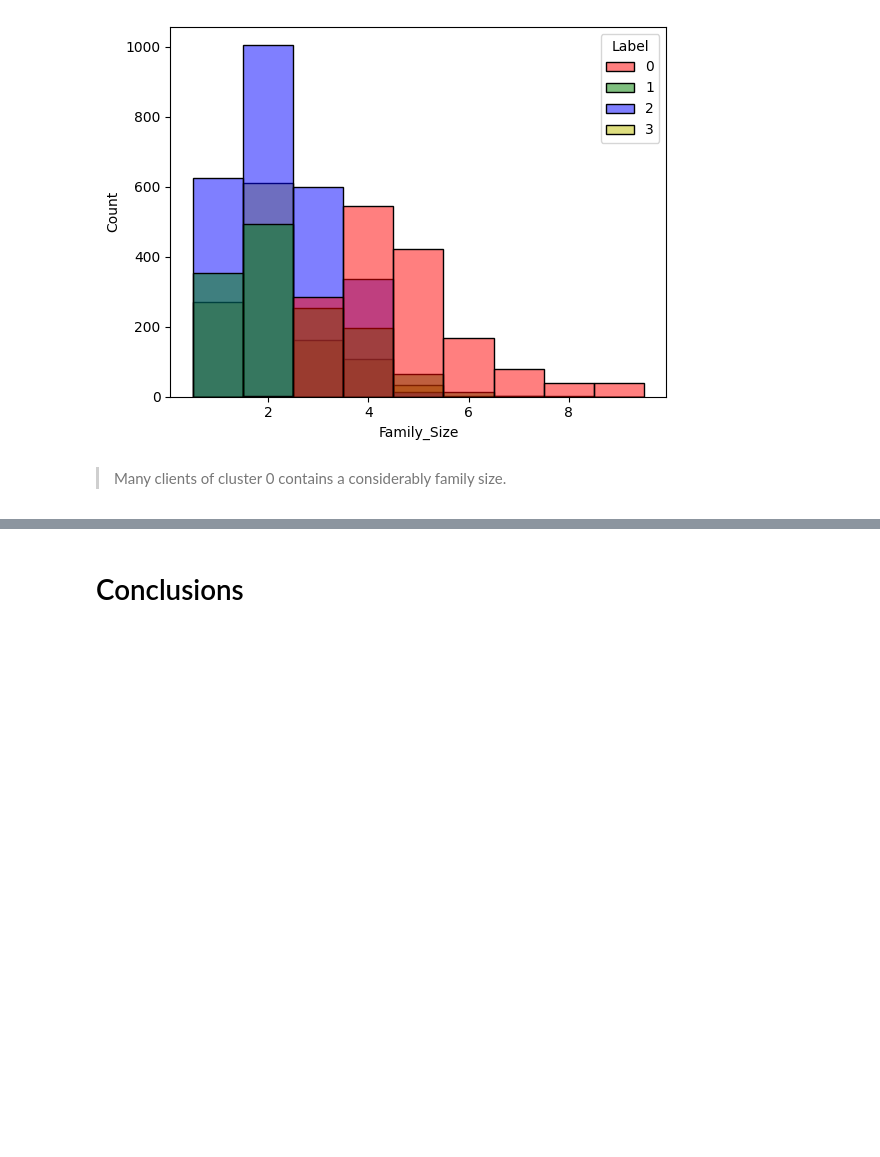
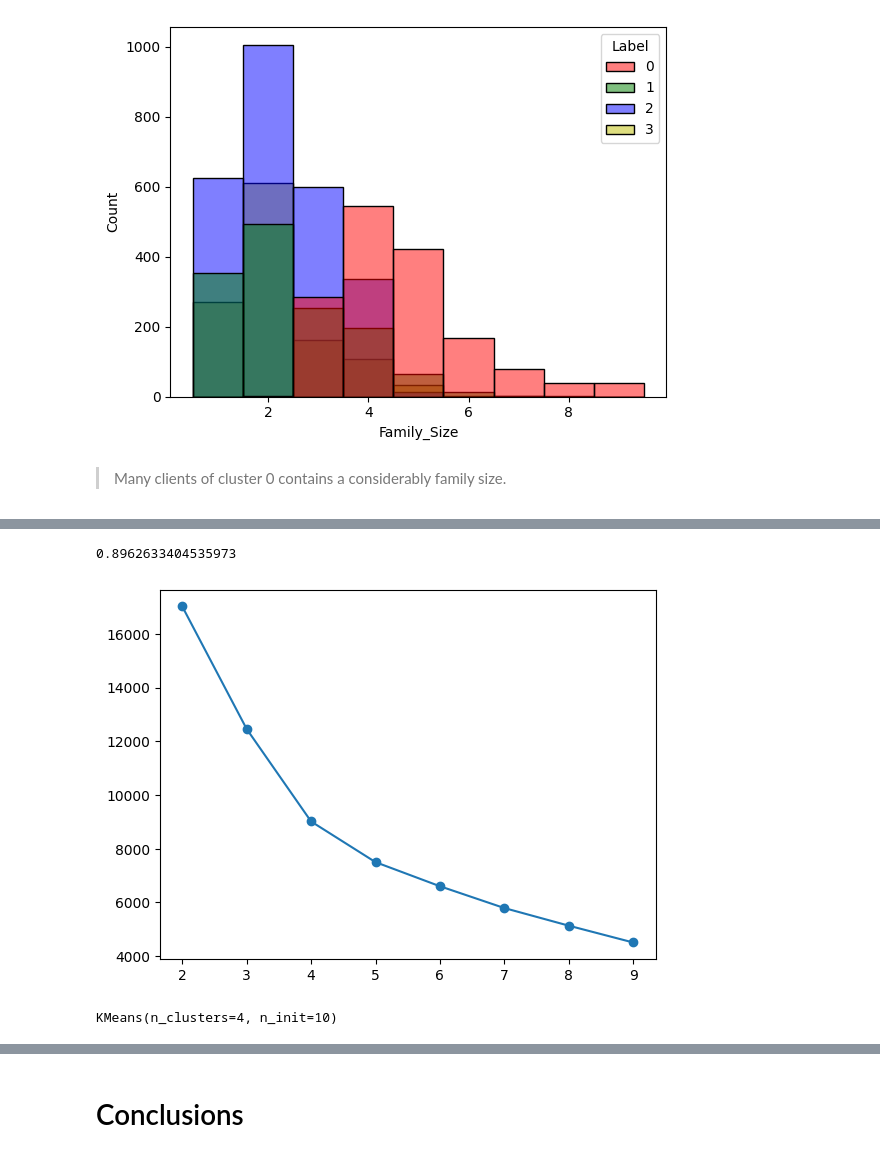
Before and after one commit to franklinzppa/customer-clusterization, a Jupyter notebook: customer-cluster.ipynb, the cells around one changed output, grey strips where cells are left out. Saved outputs shown, nothing was run; the diff lists cells and outputs as text; code cells hidden in the pictures; blank space fills up the shorter version.

Commit message:
added joblib, added kmeans+pca

```diff
--- a/customer-cluster.ipynb
+++ b/customer-cluster.ipynb
@@ -497,0 +503,28 @@ sns.histplot(df_results, x='Family_Size', hue='Label', palette=['r','g','b','y']
+# %%
+from sklearn.preprocessing import OrdinalEncoder
+from sklearn.pipeline import Pipeline
+
+ordinal_enc = OrdinalEncoder(categories=[['Low', 'Average', 'High']])
+std_scaler = StandardScaler()
+
+X = df_dropna.drop(['Gender', 'Ever_Married', 'Graduated', 'Profession'], axis=1)
+
+ct_ordinal = ColumnTransformer([('ordinal', ordinal_enc, ['Spending_Score'])], remainder='passthrough')
+
+pipeline = Pipeline([('encode', ct_ordinal), ('scale', std_scaler)])
+
+pipeline.set_output(transform="pandas")
+
+X_tr = pipeline.fit_transform(X)
+# %%
+%matplotlib notebook
+
+from sklearn.decomposition import PCA
+
+pca = PCA(n_components=3, random_state=42)
+
+X_tr_pca = pca.fit_transform(X_tr)
+
+ax = plt.figure().add_subplot(projection='3d')
+ax.plot(X_tr_pca[:,0], X_tr_pca[:,1], X_tr_pca[:,2], marker='.', ls='')
+plt.show()
@@ -497,0 +534,22 @@ sns.histplot(df_results, x='Family_Size', hue='Label', palette=['r','g','b','y']
+# %%
+pca.explained_variance_ratio_.sum()
+# %% [output]
+0.8962633404535973
+# %%
+from sklearn.cluster import KMeans
+
+# Find the number of clusters
+
+k_values = np.arange(2,10)
+inertia = np.zeros(k_values.shape)
+
+for idx, k in enumerate(k_values):
+    kmeans = KMeans(n_clusters=k, n_init=10)
+    kmeans.fit(X_tr_pca)
+    inertia[idx] = kmeans.inertia_
+# %%
+%matplotlib inline
+plt.plot(k_values, inertia, marker='o')
+plt.show()
+# %% [output]
+[figure, added]
@@ -497,0 +558,7 @@ sns.histplot(df_results, x='Family_Size', hue='Label', palette=['r','g','b','y']
+# %%
+# Visualizing clusters
+
+kmeans = KMeans(n_clusters=4, n_init=10)
+kmeans.fit(X_tr_pca)
+# %% [output]
+KMeans(n_clusters=4, n_init=10)
```
Also changed, not shown: parts of 11 cells of this notebook, 2 other files.
